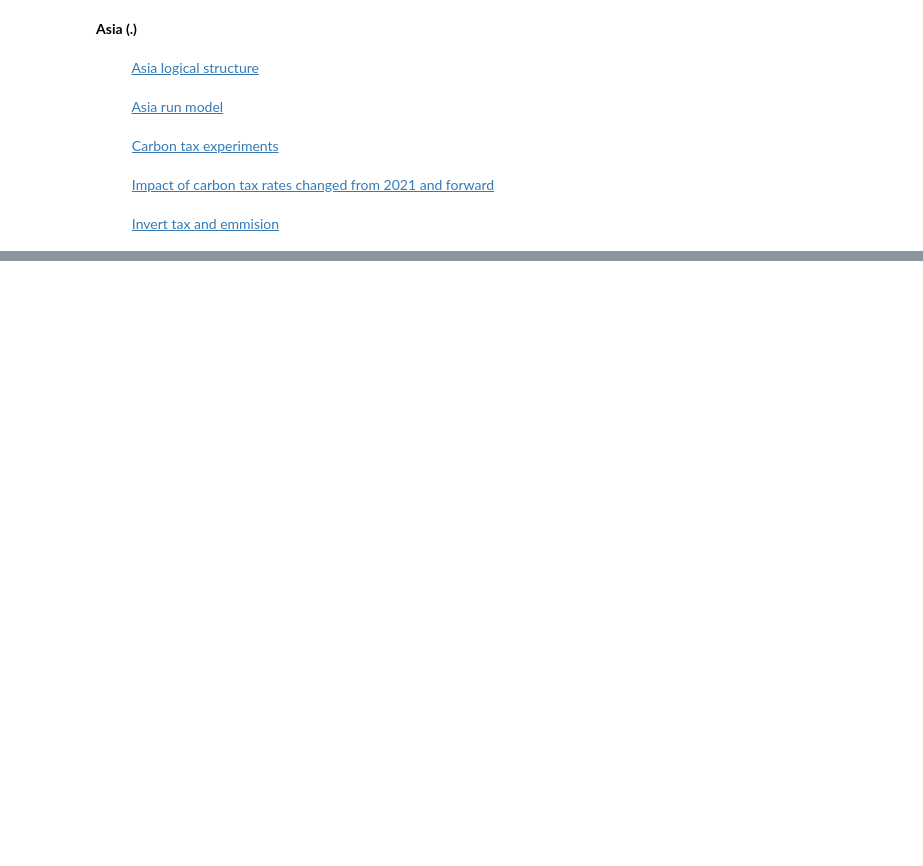
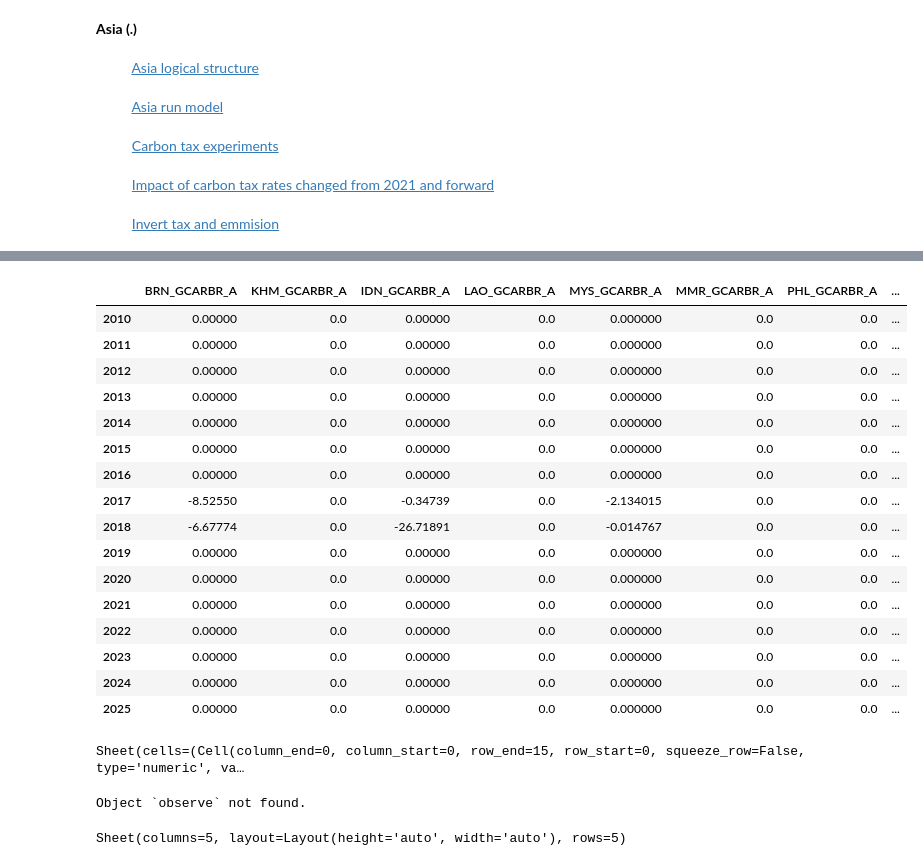
Before and after one commit to IbHansen/UNESCAP-Asia, a Jupyter notebook: Asia/test output widgets .ipynb, the cells around one changed output, grey strips where cells are left out. Saved outputs shown, nothing was run; the diff lists cells and outputs as text; code cells hidden in the pictures; blank space fills up the shorter version.

Commit message:
modelwidget

```diff
--- a/Asia/test output widgets .ipynb
+++ b/Asia/test output widgets .ipynb
@@ -30,0 +94,6 @@ Invert tax and emmision
+# %%
+if not 'masia' in locals():
+    print('Load model')
+    masia,baseline = model.modelload('Asia.pcim',run=1,silent=1)
+from inject import  inject
+inject(masia)
@@ -30,0 +115,30 @@ Invert tax and emmision
+# %%
+smalldf = baseline.loc[2010:2025,[f'{country}_GCARBR_A' for country in masia.countries_ASEAN ]]
+smalldf
+# %% [output]
+|  | BRN_GCARBR_A | KHM_GCARBR_A | IDN_GCARBR_A | LAO_GCARBR_A | MYS_GCARBR_A | MMR_GCARBR_A | PHL_GCARBR_A | ... |
+| 2010 | 0.00000 | 0.0 | 0.00000 | 0.0 | 0.000000 | 0.0 | 0.0 | ... |
+| 2011 | 0.00000 | 0.0 | 0.00000 | 0.0 | 0.000000 | 0.0 | 0.0 | ... |
+| 2012 | 0.00000 | 0.0 | 0.00000 | 0.0 | 0.000000 | 0.0 | 0.0 | ... |
+| 2013 | 0.00000 | 0.0 | 0.00000 | 0.0 | 0.000000 | 0.0 | 0.0 | ... |
+| 2014 | 0.00000 | 0.0 | 0.00000 | 0.0 | 0.000000 | 0.0 | 0.0 | ... |
+| 2015 | 0.00000 | 0.0 | 0.00000 | 0.0 | 0.000000 | 0.0 | 0.0 | ... |
+| 2016 | 0.00000 | 0.0 | 0.00000 | 0.0 | 0.000000 | 0.0 | 0.0 | ... |
+| 2017 | -8.52550 | 0.0 | -0.34739 | 0.0 | -2.134015 | 0.0 | 0.0 | ... |
+| 2018 | -6.67774 | 0.0 | -26.71891 | 0.0 | -0.014767 | 0.0 | 0.0 | ... |
+| 2019 | 0.00000 | 0.0 | 0.00000 | 0.0 | 0.000000 | 0.0 | 0.0 | ... |
+| 2020 | 0.00000 | 0.0 | 0.00000 | 0.0 | 0.000000 | 0.0 | 0.0 | ... |
+| 2021 | 0.00000 | 0.0 | 0.00000 | 0.0 | 0.000000 | 0.0 | 0.0 | ... |
+| 2022 | 0.00000 | 0.0 | 0.00000 | 0.0 | 0.000000 | 0.0 | 0.0 | ... |
+| 2023 | 0.00000 | 0.0 | 0.00000 | 0.0 | 0.000000 | 0.0 | 0.0 | ... |
+| 2024 | 0.00000 | 0.0 | 0.00000 | 0.0 | 0.000000 | 0.0 | 0.0 | ... |
+| 2025 | 0.00000 | 0.0 | 0.00000 | 0.0 | 0.000000 | 0.0 | 0.0 | ... |
+# %%
+cc = ipysheet.pandas_loader.from_dataframe(smalldf)
+display(cc)
+# %% [output]
+Sheet(cells=(Cell(column_end=0, column_start=0, row_end=15, row_start=0, squeeze_row=False, type='numeric', va…
+# %%
+cc.cells[0].observe
+# %% [output]
+Object `observe` not found.
@@ -30,0 +147,4 @@ Invert tax and emmision
+# %%
+s1
+# %% [output]
+Sheet(columns=5, layout=Layout(height='auto', width='auto'), rows=5)
```
Also changed, not shown: parts of 7 cells of this notebook, 8 other files.
